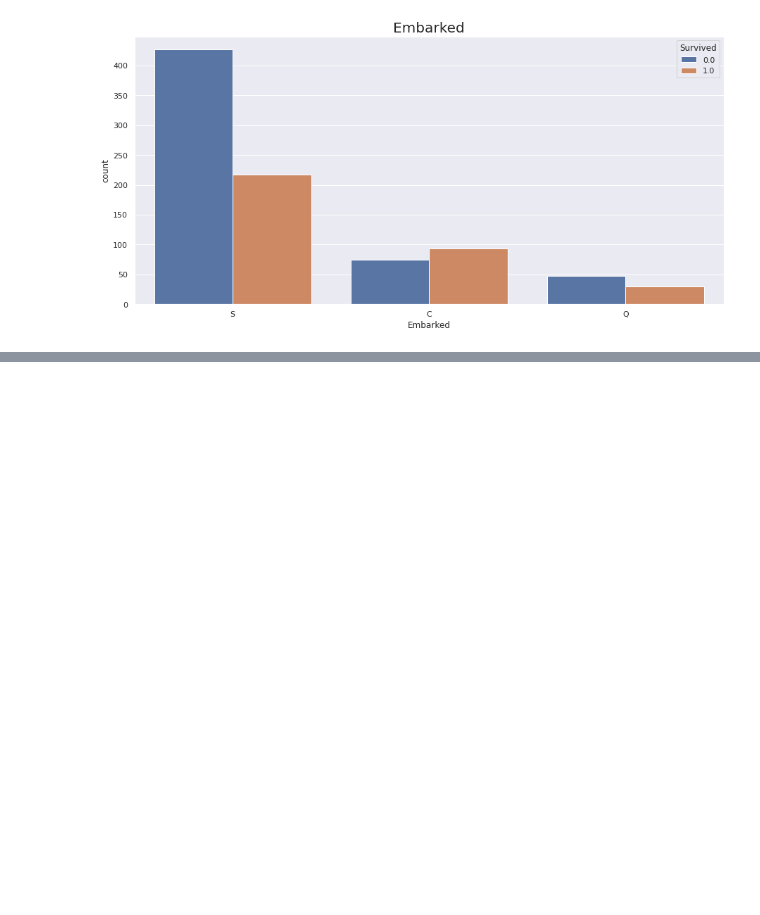
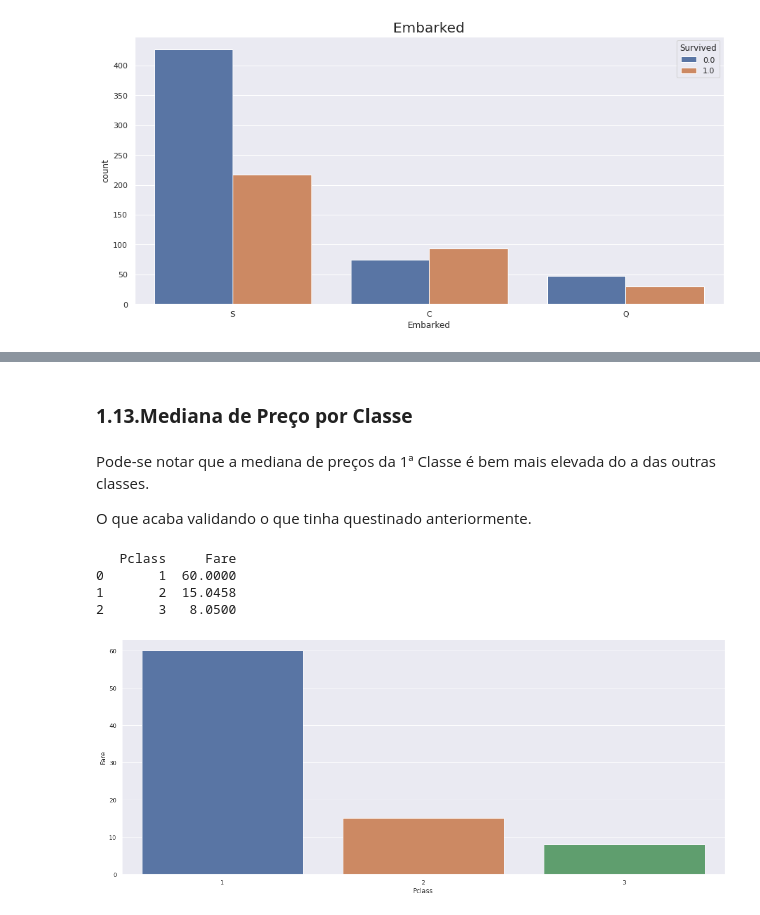
Before and after one commit to j2evaldo/titanic, a Jupyter notebook: titanic_01.ipynb, the cells around one changed output, grey strips where cells are left out. Saved outputs shown, nothing was run; the diff lists cells and outputs as text; code cells hidden in the pictures; blank space fills up the shorter version.

```diff
--- a/titanic_01.ipynb
+++ b/titanic_01.ipynb
@@ -340,0 +354,17 @@ Name: Embarked, dtype: int64
+# %% [markdown]
+### **1.13.Mediana de Preço por Classe**
+# %% [markdown]
+Pode-se notar que a mediana de preços da 1ª Classe é bem mais elevada do a das outras classes.
+
+O que acaba validando o que tinha questinado anteriormente.
+# %%
+prcoPorClasse = df.groupby(['Pclass'], as_index = False)['Fare'].median()
+print(prcoPorClasse)
+temp = sns.barplot(data = prcoPorClasse, x = 'Pclass', y = 'Fare')
+temp.figure.set_size_inches(20,8)
+# %% [output]
+   Pclass     Fare
+0       1  60.0000
+1       2  15.0458
+2       3   8.0500
+[figure, added]
```
Also changed, not shown: parts of 4 cells of this notebook.
